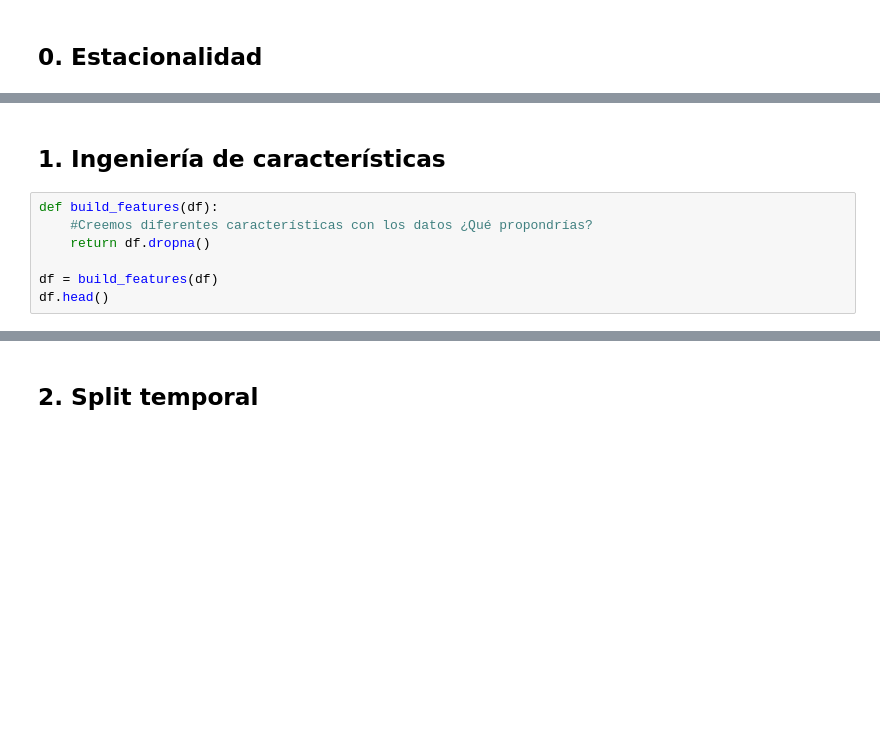
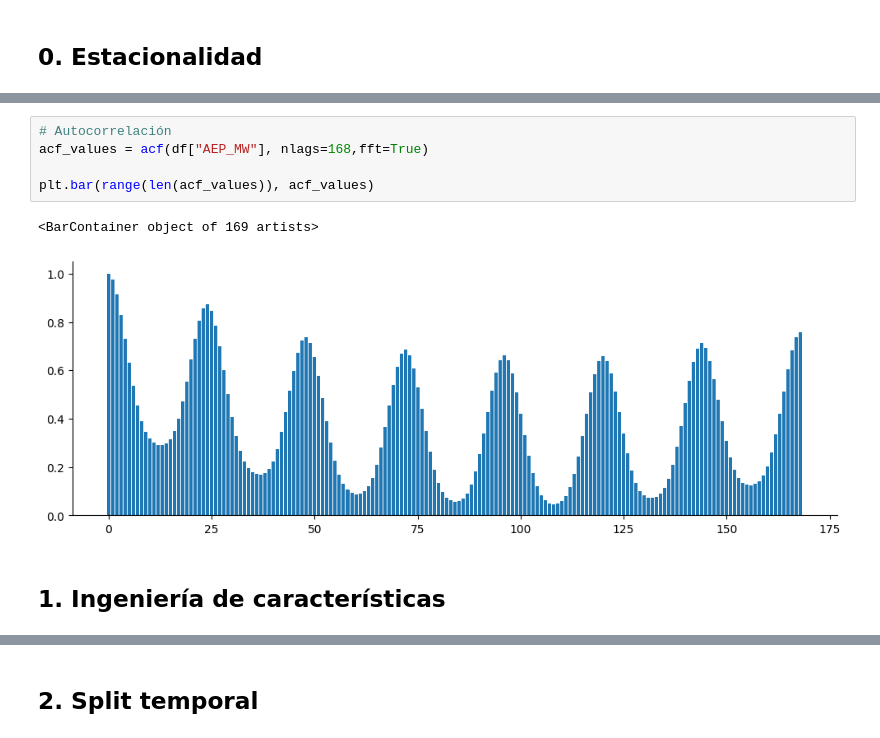
Before and after one commit to CatherineCabreraTT24/S16-SeriesTemporales, a Jupyter notebook: Webinar_2/03_ml_pipeline Student Version.ipynb, the cells around one changed output, grey strips where cells are left out. Cells and saved outputs as stored; diff of their text form; blank space fills up the shorter version.

```diff
--- a/Webinar_2/03_ml_pipeline Student Version.ipynb
+++ b/Webinar_2/03_ml_pipeline Student Version.ipynb
@@ -32,9 +96,10 @@ df = df.sort_index()
+# %%
+# Autocorrelación
+acf_values = acf(df["AEP_MW"], nlags=168,fft=True)
+
+plt.bar(range(len(acf_values)), acf_values)
+# %% [output]
+<BarContainer object of 169 artists>
+[figure, added]
 # %% [markdown]
 ## 1. Ingeniería de características
-# %%
-def build_features(df):
-    #Creemos diferentes características con los datos ¿Qué propondrías?
-    return df.dropna()
-
-df = build_features(df)
-df.head()
```
Also changed, not shown: parts of 15 cells of this notebook, 3 other files.
